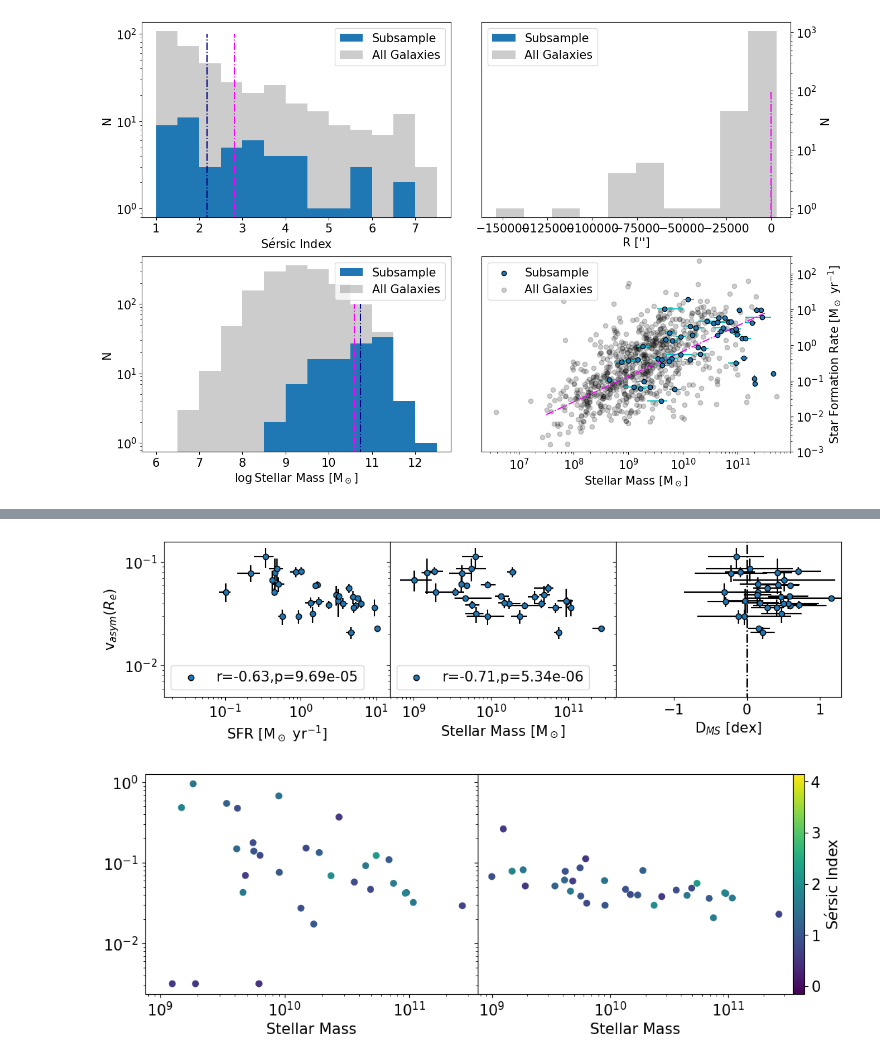
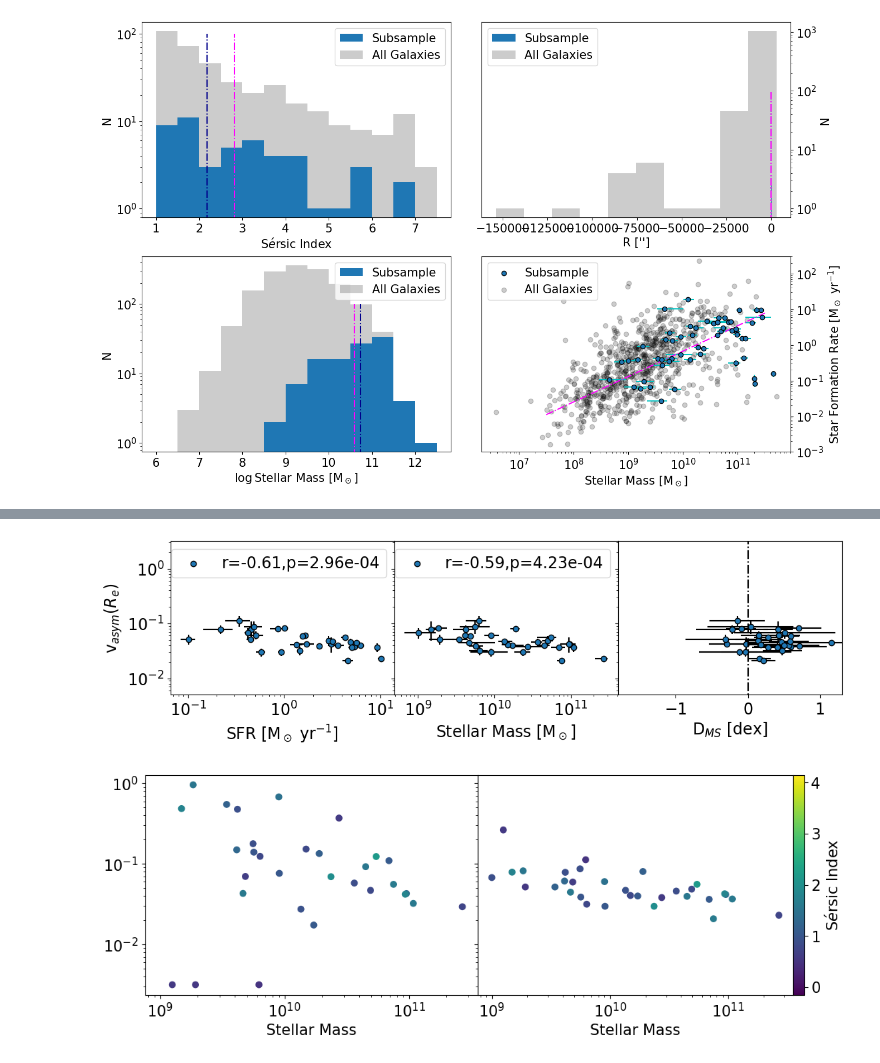
Before and after one commit to r-bagge/MAGPI_kinematics, a Jupyter notebook: plots.ipynb, the cells around one changed output, grey strips where cells are left out. Cells and saved outputs as stored; diff of their text form; code cells hidden in the pictures.

```diff
--- a/plots.ipynb
+++ b/plots.ipynb
@@ -205,11 +201,13 @@ plt.savefig("/Users/ryanbagge/Library/CloudStorage/OneDrive-UNSW/MAGPI_Plots/plo
 # %% [output]
 [figure]
 # %%
-sample = pd.read_csv("/Users/ryanbagge/Library/CloudStorage/OneDrive-UNSW/MAGPI_csv/MAGPI_kinemetry_sample_1Re.csv")
-sample = sample[sample["v_asym_g_err"]<0.1]
+sample = pd.read_csv("/Users/ryanbagge/Library/CloudStorage/OneDrive-UNSW/MAGPI_csv/MAGPI_kinemetry_sample_1re.csv")
+sample = sample[~np.isnan(sample["v_asym_g"])]
+sample = sample[sample["v_asym_g"]<0.2]
 prospect = pd.read_csv("/Users/ryanbagge/Library/CloudStorage/OneDrive-UNSW/MAGPI_csv/MAGPI_ProSpectCat_v0.1.csv")
 ssp = pd.read_csv("/Users/ryanbagge/Library/CloudStorage/OneDrive-UNSW/MAGPI_csv/MAGPI_ApertureSpectra_StellarPops_V1.0_SPV.csv")
 bpt = pd.read_csv("/Users/ryanbagge/Library/CloudStorage/OneDrive-UNSW/MAGPI_csv/MAGPI_kinemetry_sample_BPT.csv")
+bpt = bpt[bpt["SFR, dust corrected"]>0]
 bpt = bpt[bpt['type(sf+AGN=0, sf=1, sy=2, ln=3)']==1]
 sample = sample[sample["MAGPIID"].isin(bpt["MAGPIID"])]
 bpt= bpt[bpt["MAGPIID"].isin(sample["MAGPIID"])]
@@ -256,29 +216,40 @@ plt.savefig("/Users/ryanbagge/Library/CloudStorage/OneDrive-UNSW/MAGPI_Plots/SFM
 # %%
+mass = prospect["StellarMass_median"].to_numpy()
+mass_84_err = prospect["StellarMass_84"].to_numpy()
+mass_84_err = mass_84_err - mass
+mass_16_err = prospect["StellarMass_16"].to_numpy()
+mass_16_err = mass - mass_16_err
+asym = sample["v_asym_g"].to_numpy()
+asym_err = sample["v_asym_g_err"].to_numpy()
+SFR = bpt["SFR, dust corrected"].to_numpy()
+SFR_err = bpt["SFR_err"].to_numpy()
+DMS = np.log10(SFR) - np.log10((mass**0.712)*(10**-7.293))
+
 yerr = np.sqrt((mass_84_err/mass)**2 + (SFR_err/SFR)**2)
 fig,(ax1,ax2,ax3) = plt.subplots(1,3,sharey="row",figsize=(13,3))
 p=scipy.stats.pearsonr(np.log10(mass),np.log10(asym))
 ax1.scatter(SFR,asym,ec="k",zorder=2,label=f"r={p[0]:.2f},p={p[1]:.2e}")
 ax1.set_xlabel("SFR [M$_\odot$ yr$^{-1}$]")
 ax1.errorbar(SFR,asym,xerr=SFR_err,yerr=asym_err,fmt=".k",zorder=1)
 ax1.set_ylabel(r"v$_{asym} (R_e)$")
 ax1.legend()
 p=scipy.stats.pearsonr(np.log10(SFR),np.log10(asym))
 ax2.scatter(mass,asym,ec="k",zorder=2,label=f"r={p[0]:.2f},p={p[1]:.2e}")
 ax2.errorbar(mass,asym,xerr=[mass_16_err,mass_84_err],yerr=asym_err,fmt=".k",zorder=1)
 ax2.set_xlabel("Stellar Mass [M$_\odot$]")
 ax2.legend()
 ax3.scatter(DMS,asym,zorder=2,ec="k")
 ax3.errorbar(DMS,asym,xerr=yerr,yerr=asym_err,fmt=".k",zorder=1)
 ax3.set_yscale("log")
 ax3.vlines(0,ymin=10**(-2.5),ymax=10**(0.8),ls="dashdot",color="k")
 ax3.set_xlim(-1.8,1.3)
 ax3.set_xlabel(r"D$_{MS}$ [dex]")
 for ax in [ax1,ax2]:
     ax.set_xscale("log")
     ax.set_yscale("log")
-    ax.set_ylim(10**(-2.3),10**(-0.8))
+    ax.set_ylim(10**(-2.3),10**(0.5))
 plt.subplots_adjust(wspace=0)
 plt.savefig("/Users/ryanbagge/Library/CloudStorage/OneDrive-UNSW/MAGPI_Plots/SM_SFR_asym.pdf",
             bbox_inches="tight")
 # %% [output]
-[figure, old version]
+[figure, new version]
```
Also changed, not shown: parts of 12 cells of this notebook, 2 other files.
